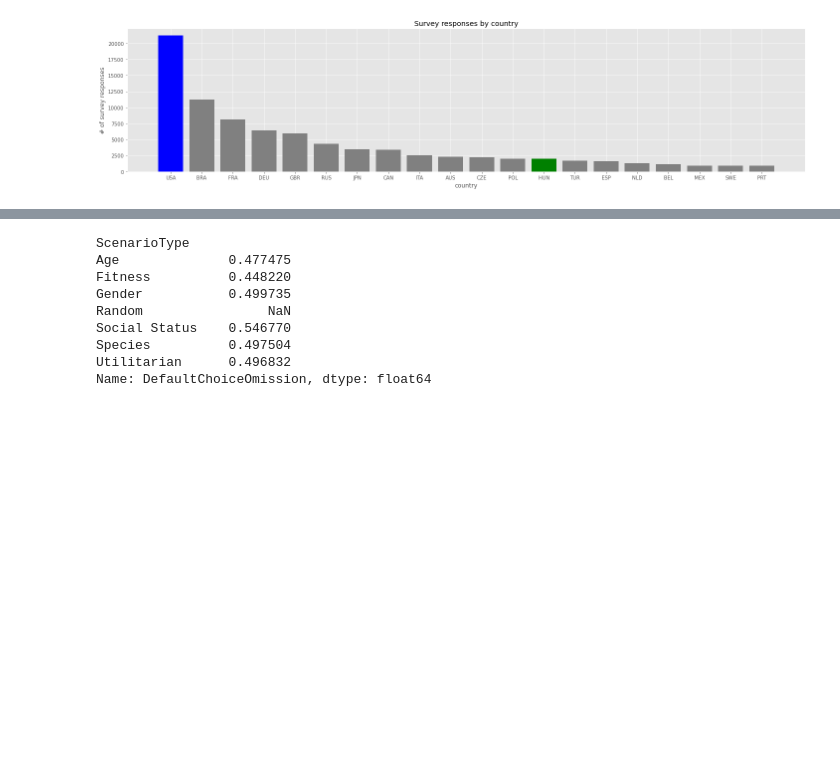
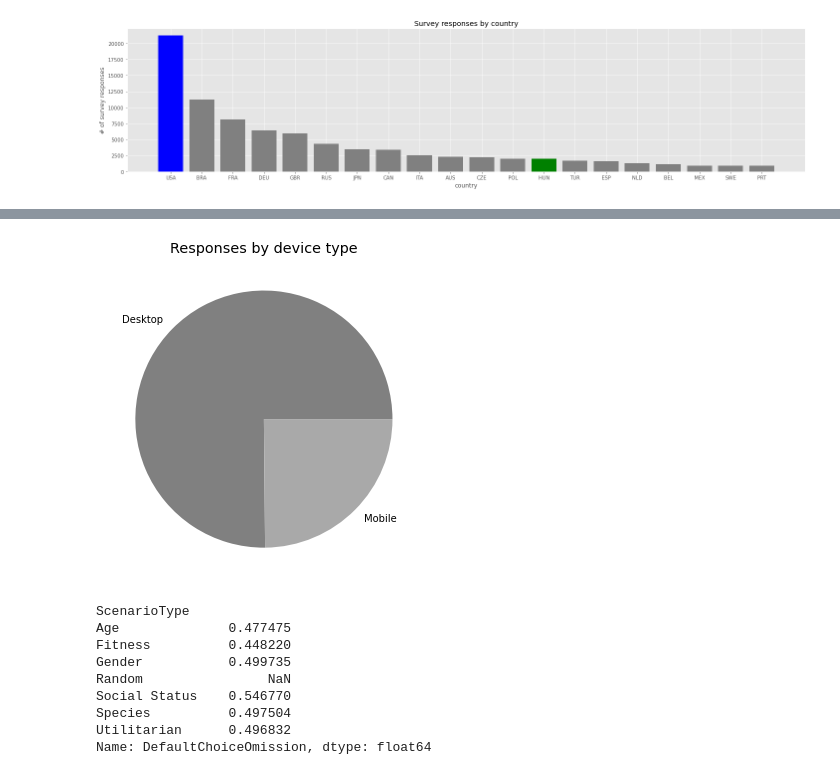
Before and after one commit to robertjhs/capstone1, a Jupyter notebook: ethicars.ipynb, the cells around one changed output, grey strips where cells are left out. Drawn from its saved outputs; the diff is of its cells as text; code cells hidden in the pictures; blank space fills up the shorter version.

```diff
--- a/ethicars.ipynb
+++ b/ethicars.ipynb
@@ -521,3 +559,10 @@ fig.tight_layout()
+# %%
+fig, ax = plt.subplots(figsize=(20,5))
+ax.pie(device_used, labels=device_used.index, colors=['grey','darkgrey'])
+ax.set_title('Responses by device type')
+fig.tight_layout()
+# %% [output]
+[figure, added]
 # %%
 scenario_type = pdf_survey.groupby('ScenarioType')['DefaultChoiceOmission'].mean()
 scenario_type
```
Also changed, not shown: parts of 4 cells of this notebook.
